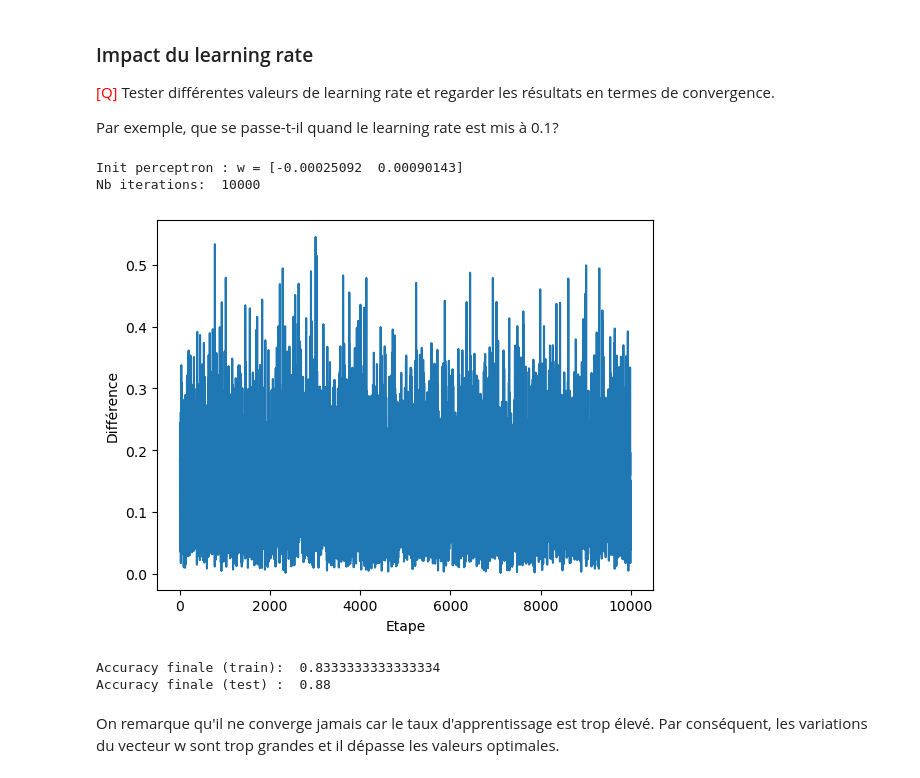
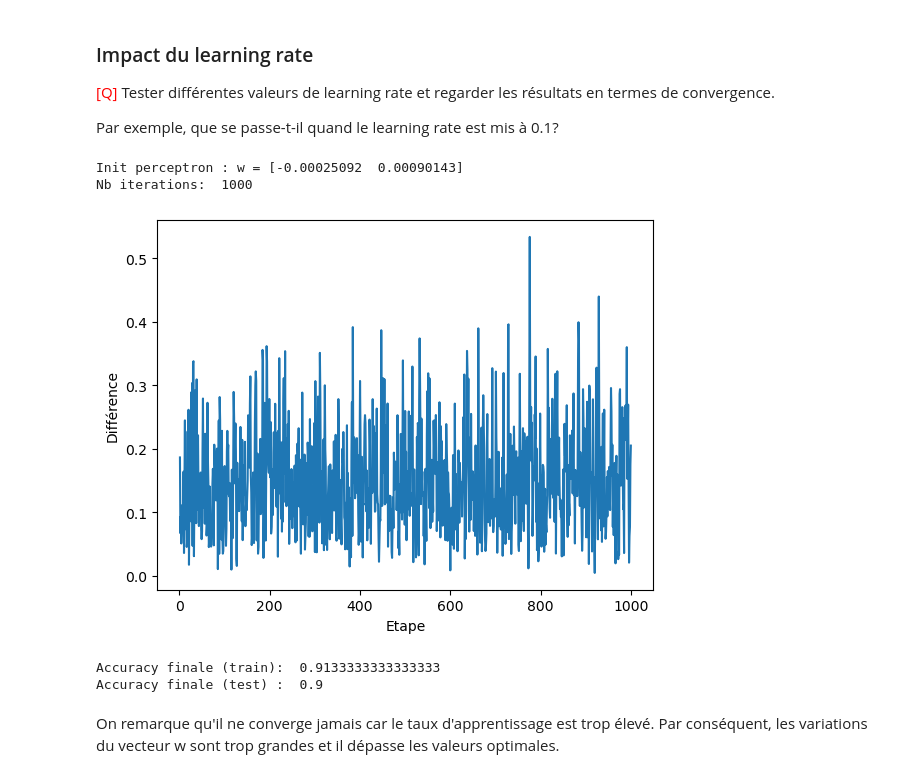
Before and after one commit to iLykTurtlz/MLAlgorithms3, a Jupyter notebook: tme-03/tme-03-Jarski-Benahmed.ipynb, the cells around one changed output. Cells and saved outputs as stored; diff of their text form; code cells hidden in the pictures.

```diff
--- a/tme-03/tme-03-Jarski-Benahmed.ipynb
+++ b/tme-03/tme-03-Jarski-Benahmed.ipynb
@@ -240,31 +237,6 @@ def genere_train_test(desc_set, label_set, n_pos, n_neg):
            - desc_set et label_set ont le même nombre de lignes)
            - n_pos et n_neg, ainsi que leur somme, sont inférieurs à n (le nombre d'exemples dans desc_set)
     """
-    '''
-    l_pos=[desc_set[i] for i in range(len(desc_set)) if label_set[i] == +1]
-    l_neg=[desc_set[i] for i in range(len(desc_set)) if label_set[i] == -1]
-
-    ind_pos = [i for i in range(len(l_pos))]
-    ind_neg = [i for i in range(len(l_neg))]
-
-    ind_pos_shuffled = random.sample(ind_pos)
-    ind_neg_shuffled = random.sample(ind_neg)
-
-
-    train_desc = []
-    train_label = []
-    for i in range(n_pos):
-        train_desc.append(l_pos[ind_pos_shuffled[i]])
-        train_label.append(1)
-
-    for i in range(n_neg):
-        train_desc.append(l_neg[ind_neg_shuffled[i]])
-        train_label.append(-1)
-
-    train_desc = random
-
-    '''
-
     label_set_pos = label_set[label_set == +1]
     label_set_neg = label_set[label_set == -1]
     desc_set_pos = desc_set[label_set == + 1]
@@ -286,13 +258,6 @@ def genere_train_test(desc_set, label_set, n_pos, n_neg):
 
 
     return (train_desc, train_label), (test_desc, test_label)
-
-
-
-
-
-
-    #raise NotImplementedError("Please Implement this method")
 # %% [markdown]
 <font color="RED" size="+1">**[Q]**</font>  Utiliser la fonction précédente pour générer une base d'apprentissage et une base de test à partir des données aléatoires gaussiennes générées plus haut. La base d'apprentissage contiendra 75 exemples de la classe +1 et 75 exemples de la classe -1.
 # %%
@@ -708,37 +673,37 @@ np.random.seed(42)   # on prend 42 comme graine
 # Définition des données d'apprentissage (on reprend les données data_gauss générées plus haut)
 random.seed(42)
 (train_desc, train_label), (test_desc, test_label) = genere_train_test(data_gauss_desc, data_gauss_label,75,75)
 
 data_train = train_desc
 label_train = train_label
 data_test = test_desc
 label_test = test_label
 
 # Création d'un perceptron avec initialisation aléatoire et le learning_rate ci-dessous:
 learning_rate = 0.1
 perceptron4 = ClassifierPerceptron(2,learning_rate,False)
 
 # Apprentissage du perceptron
 # [*** A COMPLETER ***]
-les_variations = perceptron4.train(data_train, label_train, 10000)
+les_variations = perceptron4.train(data_train, label_train, 1000)
 print("Nb iterations: ",len(les_variations))
 
 # Traçage de la courbe des variations
 # [*** A COMPLETER ***]
 
 plt.plot(range(1,len(les_variations)+1),les_variations)
 plt.ylabel('Différence')
 plt.xlabel("Etape")
 plt.show()
 
 
 print("Accuracy finale (train): ",  perceptron4.accuracy(data_train, label_train))
 print("Accuracy finale (test) : ", perceptron4.accuracy(data_test, label_test) )
 # %% [output]
 Init perceptron : w = [-0.00025092  0.00090143]
-Nb iterations:  10000
+Nb iterations:  1000
-[figure, old version]
+[figure, new version]
-Accuracy finale (train):  0.8333333333333334
-Accuracy finale (test) :  0.88
+Accuracy finale (train):  0.9133333333333333
+Accuracy finale (test) :  0.9
 # %% [markdown]
 On remarque qu'il ne converge jamais car le taux d'apprentissage est trop élevé.  Par conséquent, les variations du vecteur w sont trop grandes et il dépasse les valeurs optimales.
```
Also changed, not shown: parts of 9 cells of this notebook, 3 other files.
